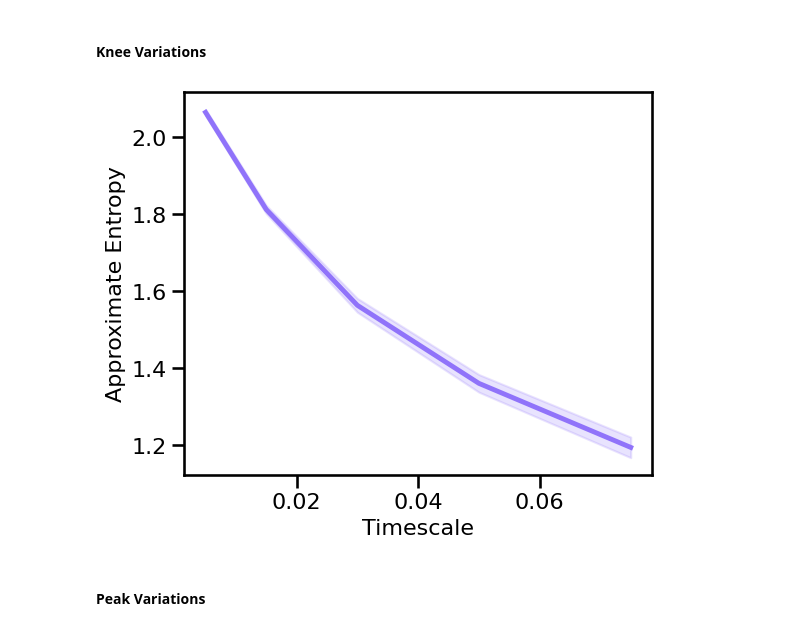
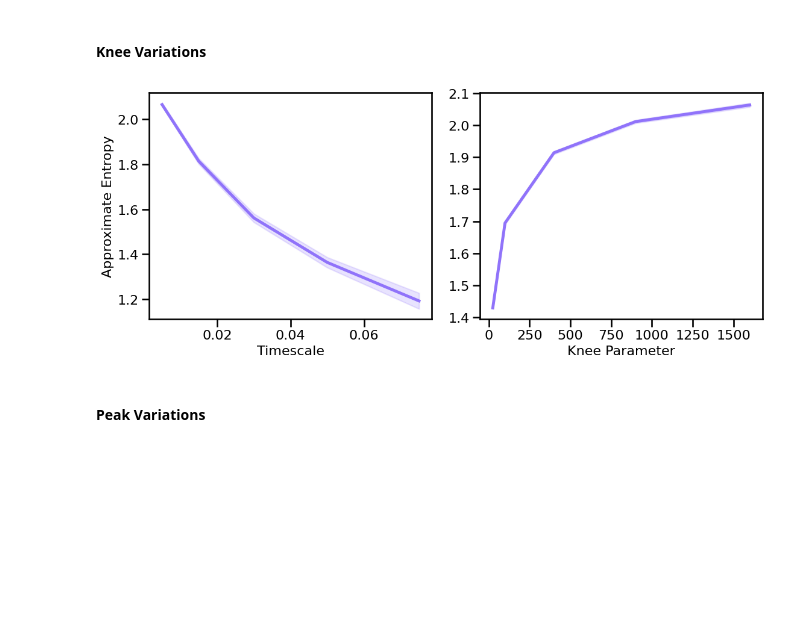
Before and after one commit to AperiodicMethods/AperiodicMethods, a Jupyter notebook: notebooks/25-Entropy.ipynb, the cells around one changed output. Saved outputs shown, nothing was run; the diff lists cells and outputs as text; code cells hidden in the pictures; blank space fills up the shorter version.

Commit message:
updat ent nb for new apprioaches

```diff
--- a/notebooks/25-Entropy.ipynb
+++ b/notebooks/25-Entropy.ipynb
@@ -147,14 +150,18 @@ plot_pe_sims(ap_sims_freq, ap_sims_pow, 'Approximate Entropy',
 #### Knee Variations
 # %%
 # Run simulations calculating approximate entropy across timescales
-ap_sims_knee = run_sims(\
-    sim_synaptic_current, SIM_PARAMS_KNEE, app_entropy, AP_ENT_PARAMS, 'update_knee', KNEES, N_SIMS)
+ap_sims_tscales = run_sims(sim_synaptic_current, SIM_ITERS['syn_tscales'], app_entropy, AP_ENT_PARAMS, N_SIMS)
+# %%
+# Run simulations calculating approximate exntropy across different knee parameters (sims from file)
+ap_sims_knee = run_sims_load(SIMPATH / 'ts_sims_ap_knee', app_entropy, AP_ENT_PARAMS)
 # %%
-# Plot approximate entropy across different timescales
-plot_sims(KNEES, ap_sims_knee, 'Timescale', 'Approximate Entropy', COLORS['KN'],
-          save_fig=SAVE_FIG, file_name='ap_knee' + EXT, file_path=FIGPATH)
+# Plot the estimated approximate entropy across different timescales & knees
+plot_sims_two(SIM_ITERS['syn_tscales'].values, ap_sims_tscales, 'Timescale',
+              SIM_ITERS['kn_knee'].values, ap_sims_knee, 'Knee Parameter',
+              ylabel='Approximate Entropy', color=COLORS['KN'],
+              save_fig=SAVE_FIG, file_name='ap_kn_vars' + EXT, file_path=FIGPATH)
 # %% [output]
-[figure, old version]
+[figure, new version]
 # %% [markdown]
 #### Peak Variations
 # %%
```
Also changed, not shown: parts of 50 cells of this notebook.
